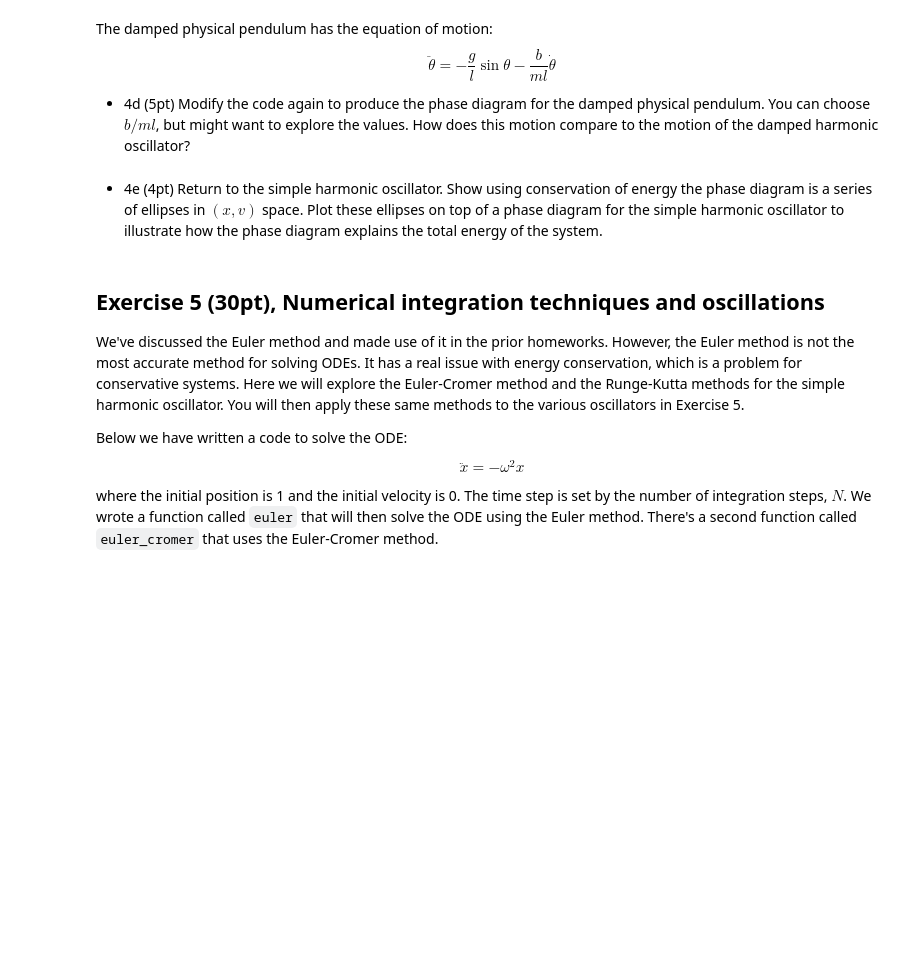
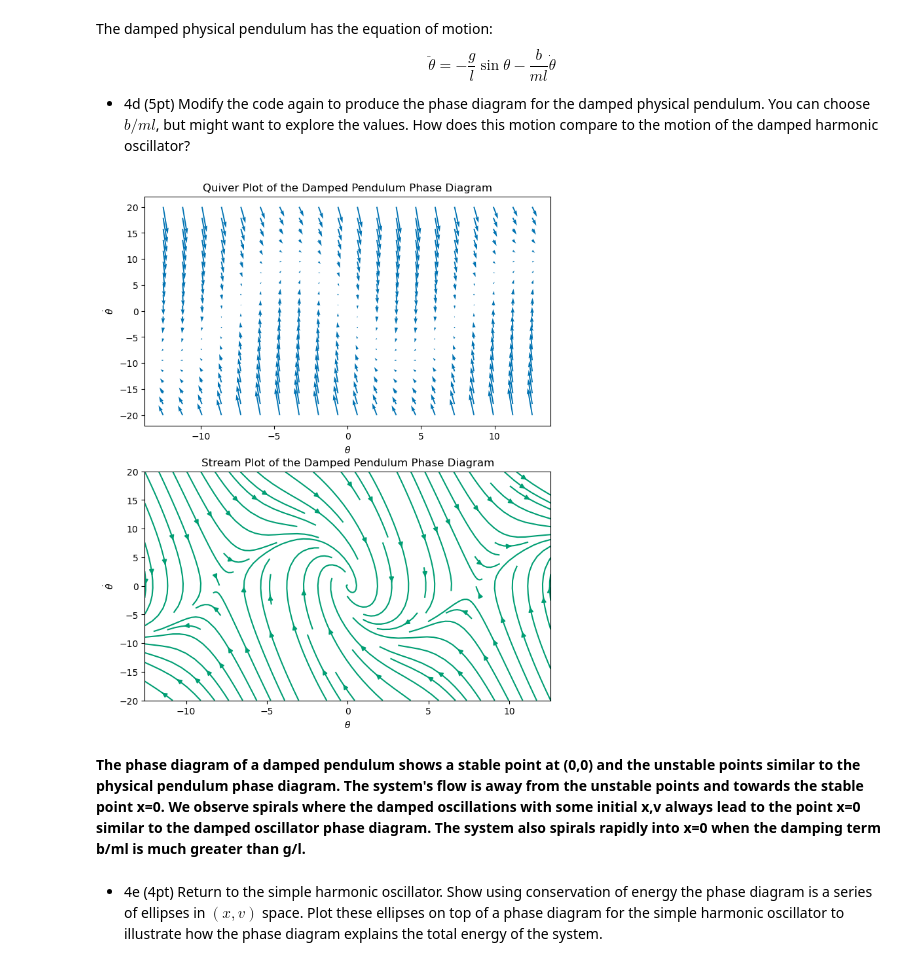
Before and after one commit to BruhddyTheThird/ProfCPisGoatedLib, a Jupyter notebook: HW V.ipynb, the cells around one changed output. Drawn from its saved outputs; the diff is of its cells as text; code cells hidden in the pictures; blank space fills up the shorter version.

```diff
--- a/HW V.ipynb
+++ b/HW V.ipynb
@@ -192,15 +171,49 @@ The damped physical pendulum has the equation of motion:
 $$\ddot{\theta}=-\frac{g}{l}\sin\theta-\frac{b}{ml}\dot{\theta}$$
 
 * 4d (5pt) Modify the code again to produce the phase diagram for the damped physical pendulum. You can choose $b/ml$, but might want to explore the values. How does this motion compare to the motion of the damped harmonic oscillator?
+# %%
+def SHO_damped_pend(theta,V):
+    g = 9.8
+    dtheta = V
+    dV = -(g/1) * np.sin(theta) - 1*V  #The length l is 1 and b/ml was chosen to be 1
+
+    return dX, dV
+
+def generate_phase_space_damped_pend(x_lim, v_lim, grid_size):
+
+    theta = np.linspace(x_lim[0], x_lim[1], grid_size)
+    v = np.linspace(v_lim[0], v_lim[1], grid_size)
+
+    theta, V = np.meshgrid(theta, v)
+
+    dtheta, dV = SHO_damped_pend(X, V)
+
+    return theta, V, dtheta, dV
+
+# Generate phase space
+x_lim = (-4*np.pi, 4*np.pi)
+v_lim = (-20, 20)
+grid_size = 20
+theta_dp, V_dp, dtheta_dp, dV_dp = generate_phase_space_damped_pend(x_lim, v_lim, grid_size)
+# %%
+fig, axs = plt.subplots(2, 1, figsize=(8, 10))  # Two rows, one column
+
+# Quiver plot on the first subplot
+axs[0].quiver(theta_dp, V_dp, dtheta_dp, dV_dp, color='C0')
+axs[0].set_title('Quiver Plot of the Damped Pendulum Phase Diagram')
+axs[0].set_xlabel(r'$\theta$')
+axs[0].set_ylabel(r'$\dot{\theta}$')
+
+# Stream plot on the second subplot
+axs[1].streamplot(theta_dp, V_dp, dtheta_dp, dV_dp, color='C1')
+axs[1].set_title('Stream Plot of the Damped Pendulum Phase Diagram')
+axs[1].set_xlabel(r'$\theta$')
+axs[1].set_ylabel(r'$\dot{\theta}$')
+
+plt.show()
+# %% [output]
+[figure, added]
+# %% [markdown]
+**The phase diagram of a damped pendulum shows a stable point at (0,0) and the unstable points similar to the physical pendulum phase diagram. The system's flow is away from the unstable points and towards the stable point x=0. We  observe spirals where the damped oscillations with some initial x,v always lead to the point x=0 similar to the damped oscillator phase diagram. The system also spirals rapidly into x=0 when the damping term b/ml is much greater than g/l.**
 # %% [markdown]
 * 4e (4pt) Return to the simple harmonic oscillator. Show using conservation of energy the phase diagram is a series of ellipses in $(x,v)$ space. Plot these ellipses on top of a phase diagram for the simple harmonic oscillator to illustrate how the phase diagram explains the total energy of the system.
-# %% [markdown]
-## Exercise 5 (30pt), Numerical integration techniques and oscillations
-
-We've discussed the Euler method and made use of it in the prior homeworks. However, the Euler method is not the most accurate method for solving ODEs. It has a real issue with energy conservation, which is a problem for conservative systems. Here we will explore the Euler-Cromer method and the Runge-Kutta methods for the simple harmonic oscillator. You will then apply these same methods to the various oscillators in Exercise 5.
-
-Below we have written a code to solve the ODE:
-
-$$\ddot{x}=-\omega^2 x$$
-
-where the initial position is 1 and the initial velocity is 0. The time step is set by the number of integration steps, $N$. We wrote a function called `euler` that will then solve the ODE using the Euler method. There's a second function called `euler_cromer` that uses the Euler-Cromer method.
```
Also changed, not shown: parts of 35 cells of this notebook.
